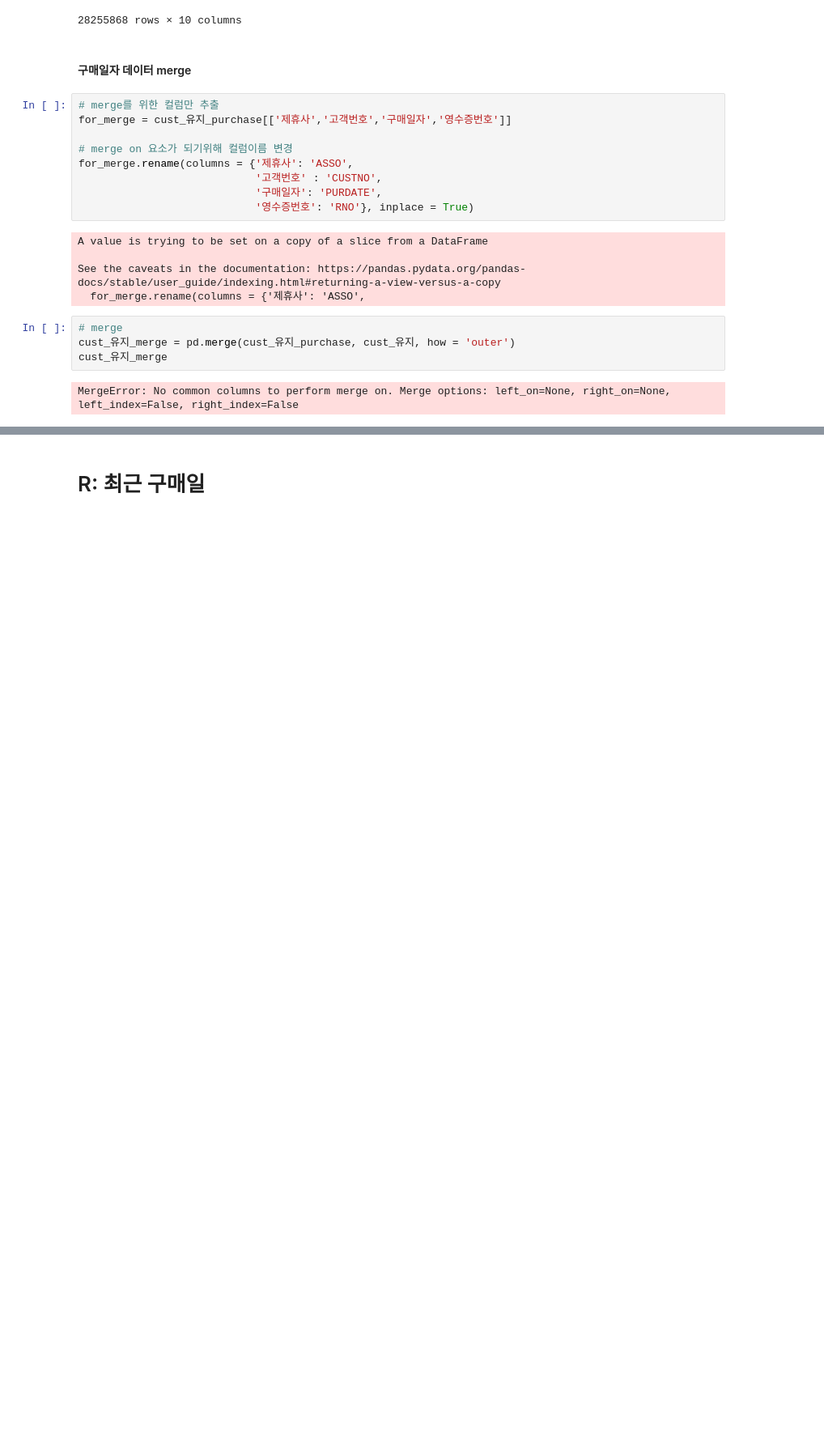
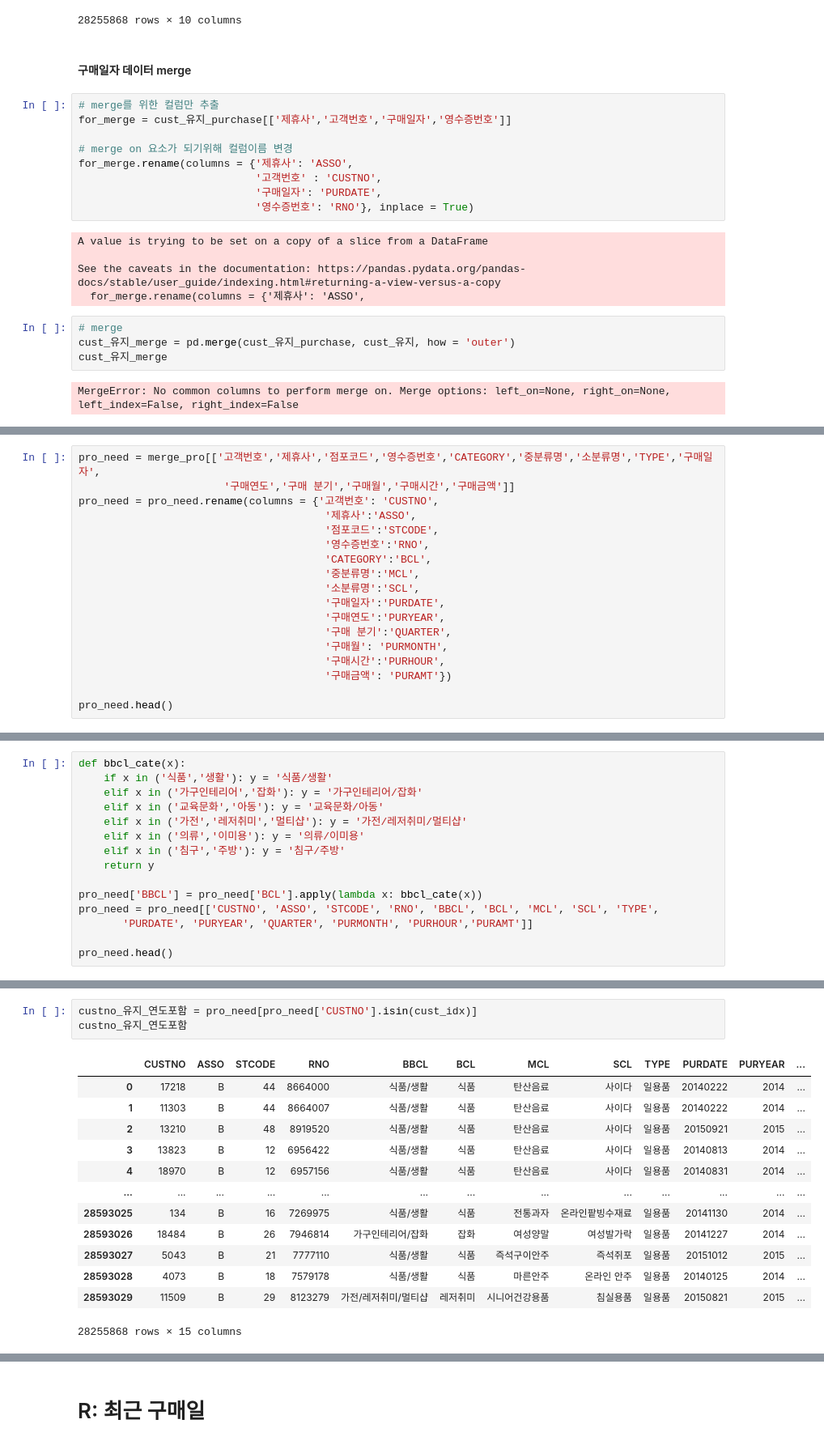
Before and after one commit to leejunghyunA/second_projects, a Jupyter notebook: RFM.ipynb, the cells around one changed output, grey strips where cells are left out. Shown at 81% size. Drawn from its saved outputs; the diff is of its cells as text; blank space fills up the shorter version.

Commit message:
1016 유지고객(연도포함) 생성 및 저장

```diff
--- a/RFM.ipynb
+++ b/RFM.ipynb
@@ -88,0 +119,18 @@ MergeError: No common columns to perform merge on. Merge options: left_on=None,
+# %%
+pro_need = merge_pro[['고객번호','제휴사','점포코드','영수증번호','CATEGORY','중분류명','소분류명','TYPE','구매일자',
+                       '구매연도','구매 분기','구매월','구매시간','구매금액']]
+pro_need = pro_need.rename(columns = {'고객번호': 'CUSTNO',
+                                       '제휴사':'ASSO',
+                                       '점포코드':'STCODE',
+                                       '영수증번호':'RNO',
+                                       'CATEGORY':'BCL',
+                                       '중분류명':'MCL',
+                                       '소분류명':'SCL',
+                                       '구매일자':'PURDATE',
+                                       '구매연도':'PURYEAR',
+                                       '구매 분기':'QUARTER',
+                                       '구매월': 'PURMONTH',
+                                       '구매시간':'PURHOUR',
+                                       '구매금액': 'PURAMT'})
+
+pro_need.head()
@@ -88,0 +165,15 @@ MergeError: No common columns to perform merge on. Merge options: left_on=None,
+# %%
+def bbcl_cate(x):
+    if x in ('식품','생활'): y = '식품/생활'
+    elif x in ('가구인테리어','잡화'): y = '가구인테리어/잡화'
+    elif x in ('교육문화','아동'): y = '교육문화/아동'
+    elif x in ('가전','레저취미','멀티샵'): y = '가전/레저취미/멀티샵'
+    elif x in ('의류','이미용'): y = '의류/이미용'
+    elif x in ('침구','주방'): y = '침구/주방'
+    return y
+
+pro_need['BBCL'] = pro_need['BCL'].apply(lambda x: bbcl_cate(x))
+pro_need = pro_need[['CUSTNO', 'ASSO', 'STCODE', 'RNO', 'BBCL', 'BCL', 'MCL', 'SCL', 'TYPE',
+       'PURDATE', 'PURYEAR', 'QUARTER', 'PURMONTH', 'PURHOUR','PURAMT']]
+
+pro_need.head()
@@ -88,0 +198,17 @@ MergeError: No common columns to perform merge on. Merge options: left_on=None,
+# %%
+custno_유지_연도포함 = pro_need[pro_need['CUSTNO'].isin(cust_idx)]
+custno_유지_연도포함
+# %% [output]
+|  | CUSTNO | ASSO | STCODE | RNO | BBCL | BCL | MCL | SCL | TYPE | PURDATE | PURYEAR | ... |
+| 0 | 17218 | B | 44 | 8664000 | 식품/생활 | 식품 | 탄산음료 | 사이다 | 일용품 | 20140222 | 2014 | ... |
+| 1 | 11303 | B | 44 | 8664007 | 식품/생활 | 식품 | 탄산음료 | 사이다 | 일용품 | 20140222 | 2014 | ... |
+| 2 | 13210 | B | 48 | 8919520 | 식품/생활 | 식품 | 탄산음료 | 사이다 | 일용품 | 20150921 | 2015 | ... |
+| 3 | 13823 | B | 12 | 6956422 | 식품/생활 | 식품 | 탄산음료 | 사이다 | 일용품 | 20140813 | 2014 | ... |
+| 4 | 18970 | B | 12 | 6957156 | 식품/생활 | 식품 | 탄산음료 | 사이다 | 일용품 | 20140831 | 2014 | ... |
+| ... | ... | ... | ... | ... | ... | ... | ... | ... | ... | ... | ... | ... |
+| 28593025 | 134 | B | 16 | 7269975 | 식품/생활 | 식품 | 전통과자 | 온라인팥빙수재료 | 일용품 | 20141130 | 2014 | ... |
+| 28593026 | 18484 | B | 26 | 7946814 | 가구인테리어/잡화 | 잡화 | 여성양말 | 여성발가락 | 일용품 | 20141227 | 2014 | ... |
+| 28593027 | 5043 | B | 21 | 7777110 | 식품/생활 | 식품 | 즉석구이안주 | 즉석쥐포 | 일용품 | 20151012 | 2015 | ... |
+| 28593028 | 4073 | B | 18 | 7579178 | 식품/생활 | 식품 | 마른안주 | 온라인 안주 | 일용품 | 20140125 | 2014 | ... |
+| 28593029 | 11509 | B | 29 | 8123279 | 가전/레저취미/멀티샵 | 레저취미 | 시니어건강용품 | 침실용품 | 일용품 | 20150821 | 2015 | ... |
+28255868 rows × 15 columns
```
Also changed, not shown: parts of 13 cells of this notebook.
